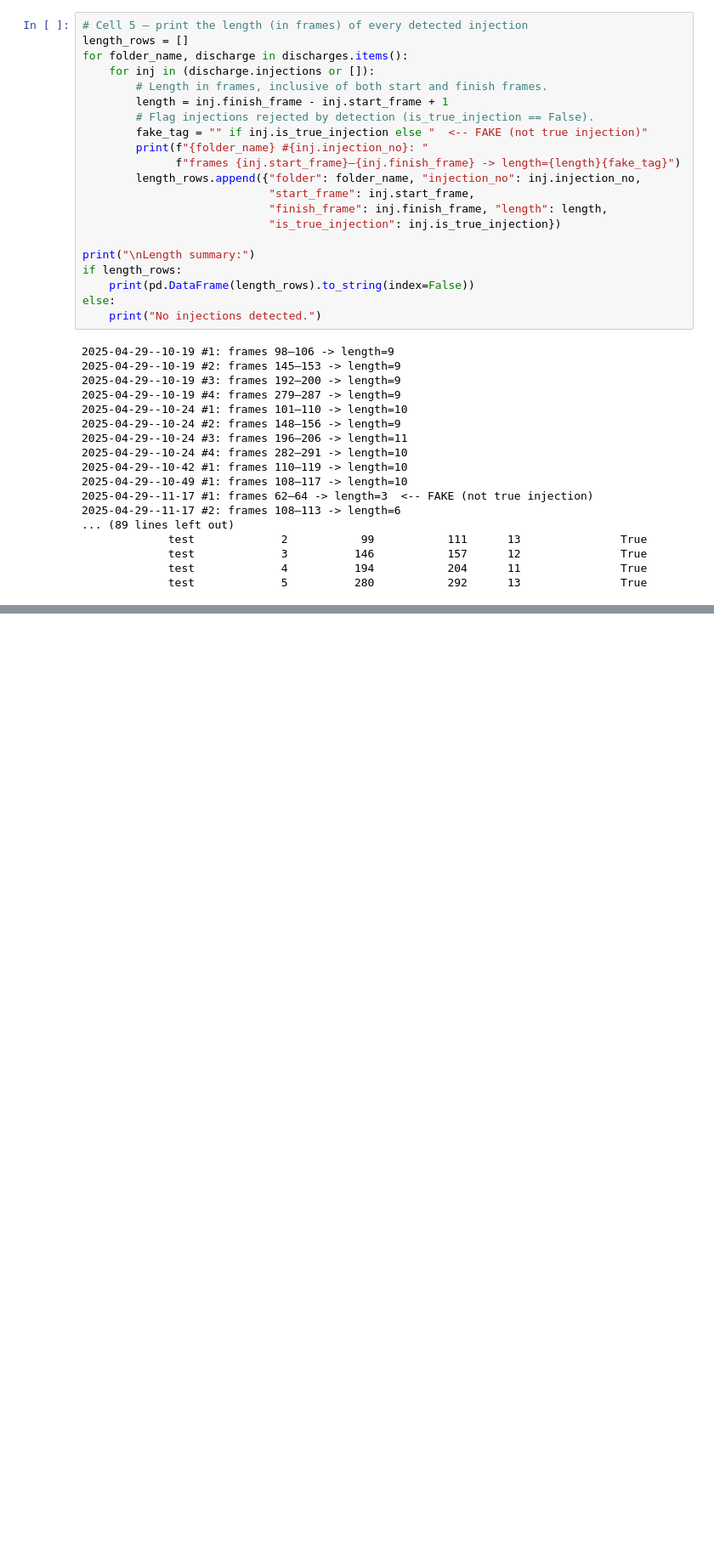
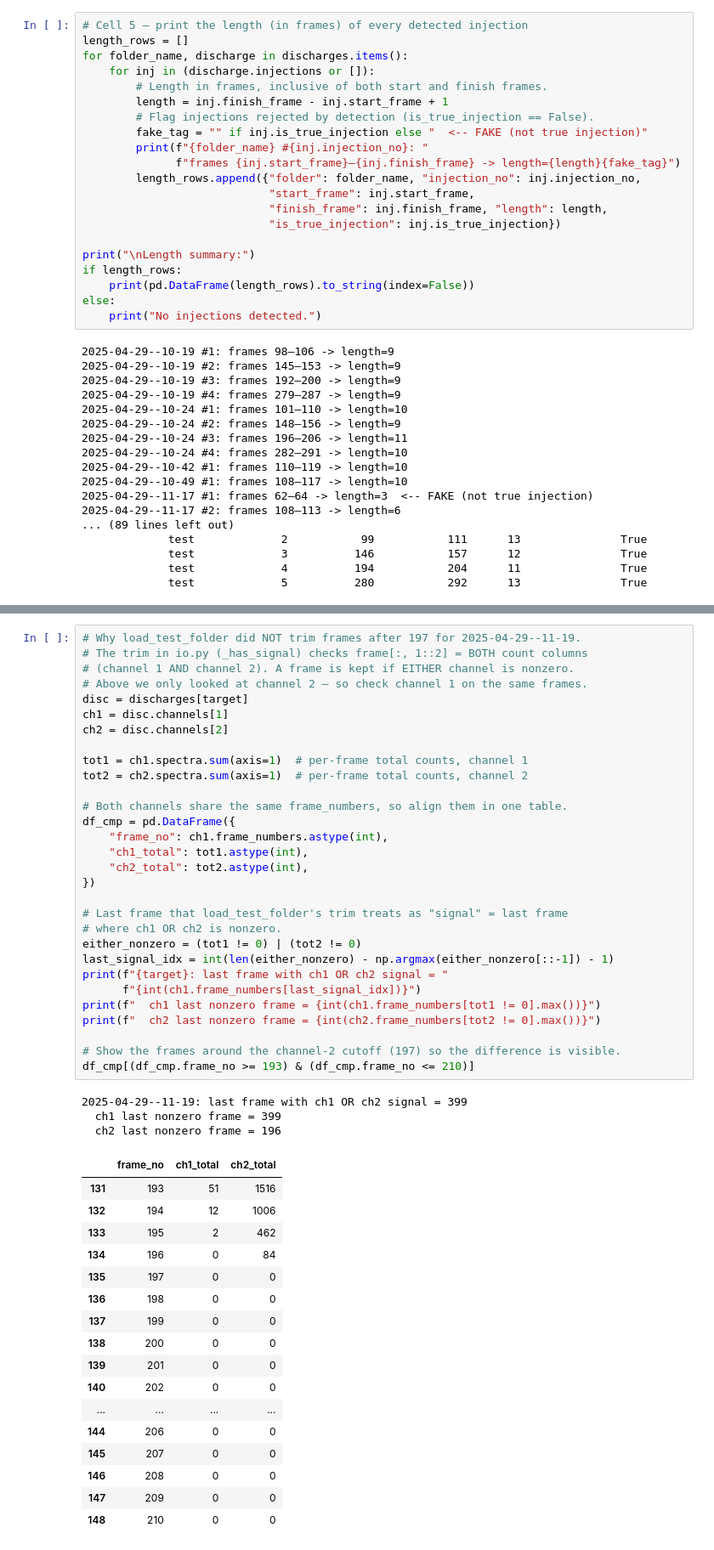
Before and after one commit to Danyil-Dorosh/IFPiLM-1st-Task, a Jupyter notebook: global_stats/too short injections global check.ipynb, the cells around one changed output, grey strips where cells are left out. Shown at 85% size. Drawn from its saved outputs; the diff is of its cells as text; blank space fills up the shorter version.

```diff
--- a/global_stats/too short injections global check.ipynb
+++ b/global_stats/too short injections global check.ipynb
@@ -243,0 +286,51 @@ else:
+# %%
+# Why load_test_folder did NOT trim frames after 197 for 2025-04-29--11-19.
+# The trim in io.py (_has_signal) checks frame[:, 1::2] = BOTH count columns
+# (channel 1 AND channel 2). A frame is kept if EITHER channel is nonzero.
+# Above we only looked at channel 2 — so check channel 1 on the same frames.
+disc = discharges[target]
+ch1 = disc.channels[1]
+ch2 = disc.channels[2]
+
+tot1 = ch1.spectra.sum(axis=1)  # per-frame total counts, channel 1
+tot2 = ch2.spectra.sum(axis=1)  # per-frame total counts, channel 2
+
+# Both channels share the same frame_numbers, so align them in one table.
+df_cmp = pd.DataFrame({
+    "frame_no": ch1.frame_numbers.astype(int),
+    "ch1_total": tot1.astype(int),
+    "ch2_total": tot2.astype(int),
+})
+
+# Last frame that load_test_folder's trim treats as "signal" = last frame
+# where ch1 OR ch2 is nonzero.
+either_nonzero = (tot1 != 0) | (tot2 != 0)
+last_signal_idx = int(len(either_nonzero) - np.argmax(either_nonzero[::-1]) - 1)
+print(f"{target}: last frame with ch1 OR ch2 signal = "
+      f"{int(ch1.frame_numbers[last_signal_idx])}")
+print(f"  ch1 last nonzero frame = {int(ch1.frame_numbers[tot1 != 0].max())}")
+print(f"  ch2 last nonzero frame = {int(ch2.frame_numbers[tot2 != 0].max())}")
+
+# Show the frames around the channel-2 cutoff (197) so the difference is visible.
+df_cmp[(df_cmp.frame_no >= 193) & (df_cmp.frame_no <= 210)]
+# %% [output]
+2025-04-29--11-19: last frame with ch1 OR ch2 signal = 399
+  ch1 last nonzero frame = 399
+  ch2 last nonzero frame = 196
+|  | frame_no | ch1_total | ch2_total |
+| 131 | 193 | 51 | 1516 |
+| 132 | 194 | 12 | 1006 |
+| 133 | 195 | 2 | 462 |
+| 134 | 196 | 0 | 84 |
+| 135 | 197 | 0 | 0 |
+| 136 | 198 | 0 | 0 |
+| 137 | 199 | 0 | 0 |
+| 138 | 200 | 0 | 0 |
+| 139 | 201 | 0 | 0 |
+| 140 | 202 | 0 | 0 |
+| ... | ... | ... | ... |
+| 144 | 206 | 0 | 0 |
+| 145 | 207 | 0 | 0 |
+| 146 | 208 | 0 | 0 |
+| 147 | 209 | 0 | 0 |
+| 148 | 210 | 0 | 0 |
```
Also changed, not shown: parts of 3 cells of this notebook.
